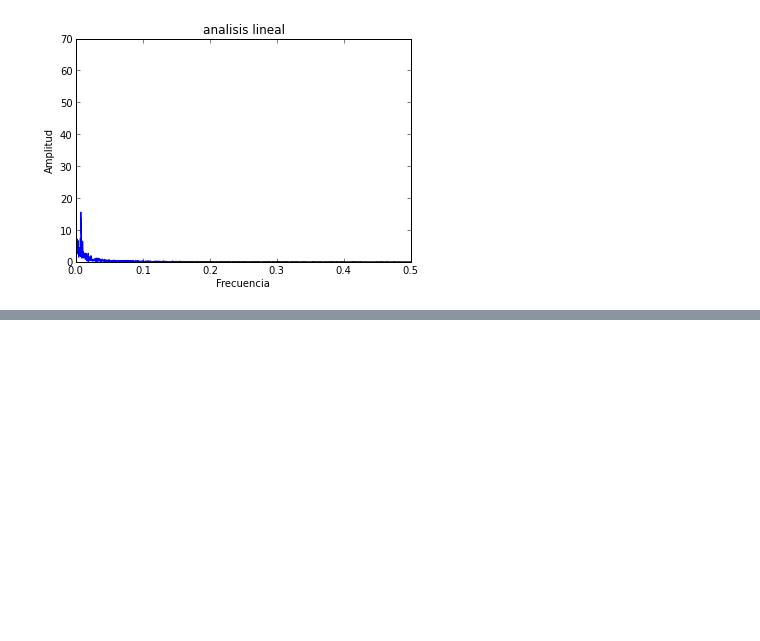
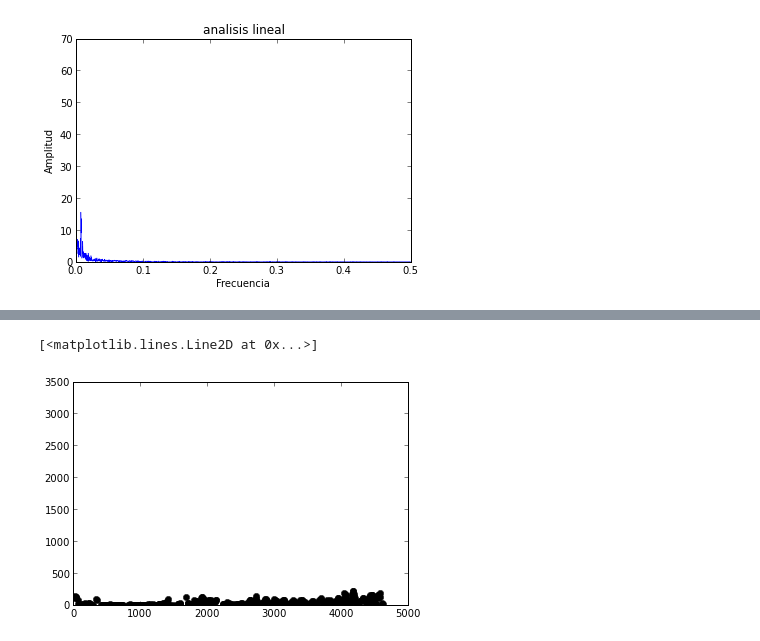
Before and after one commit to HalbardHobby/FisicaComputacional, a Jupyter notebook: Tarea5/Punto2.ipynb, the cells around one changed output, grey strips where cells are left out. Saved outputs shown, nothing was run; the diff lists cells and outputs as text; code cells hidden in the pictures; blank space fills up the shorter version.

```diff
--- a/Tarea5/Punto2.ipynb
+++ b/Tarea5/Punto2.ipynb
@@ -130,0 +131,12 @@ title("cubico filtrado")
+# %%
+clean_lin=ifft(lin_fil)*len(remaster)
+clean_cuad=ifft(cuad_fil)*len(remaster)
+clean_cube=ifft(cube_fil)*len(remaster)
+
+plot(remaster,np.abs(clean_lin))
+plot(remaster,np.abs(clean_cuad))
+plot(remaster,np.abs(clean_cube))
+plot(fechas,observ, 'ko')
+# %% [output]
+[<matplotlib.lines.Line2D at 0x...>]
+[figure, added]
```
Also changed, not shown: parts of 7 cells of this notebook.
